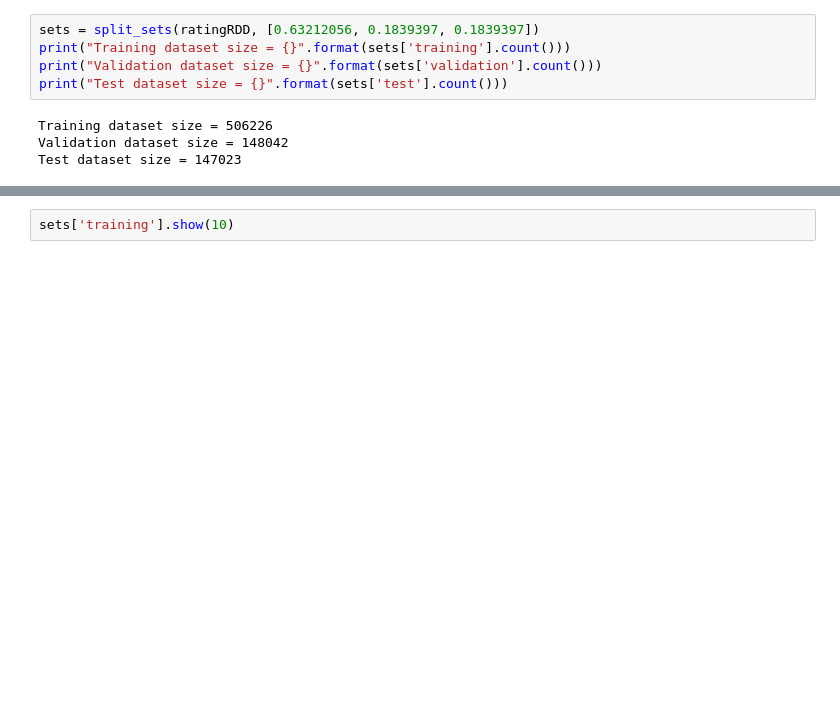
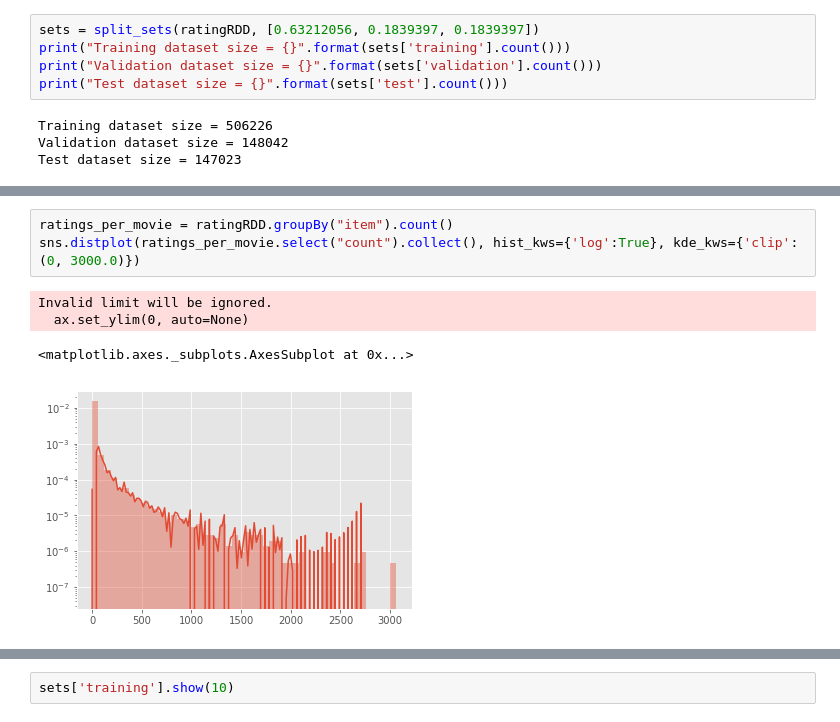
Before and after one commit to lazysimon/NYCDSA_CapstoneProject, a Jupyter notebook: als_revised1.ipynb, the cells around one changed output, grey strips where cells are left out. Drawn from its saved outputs; the diff is of its cells as text; blank space fills up the shorter version.

```diff
--- a/als_revised1.ipynb
+++ b/als_revised1.ipynb
@@ -127,0 +203,8 @@ Test dataset size = 147023
+# %%
+ratings_per_movie = ratingRDD.groupBy("item").count()
+sns.distplot(ratings_per_movie.select("count").collect(), hist_kws={'log':True}, kde_kws={'clip': (0, 3000.0)})
+# %% [output]
+Invalid limit will be ignored.
+  ax.set_ylim(0, auto=None)
+<matplotlib.axes._subplots.AxesSubplot at 0x...>
+[figure, added]
```
Also changed, not shown: parts of 28 cells of this notebook.
